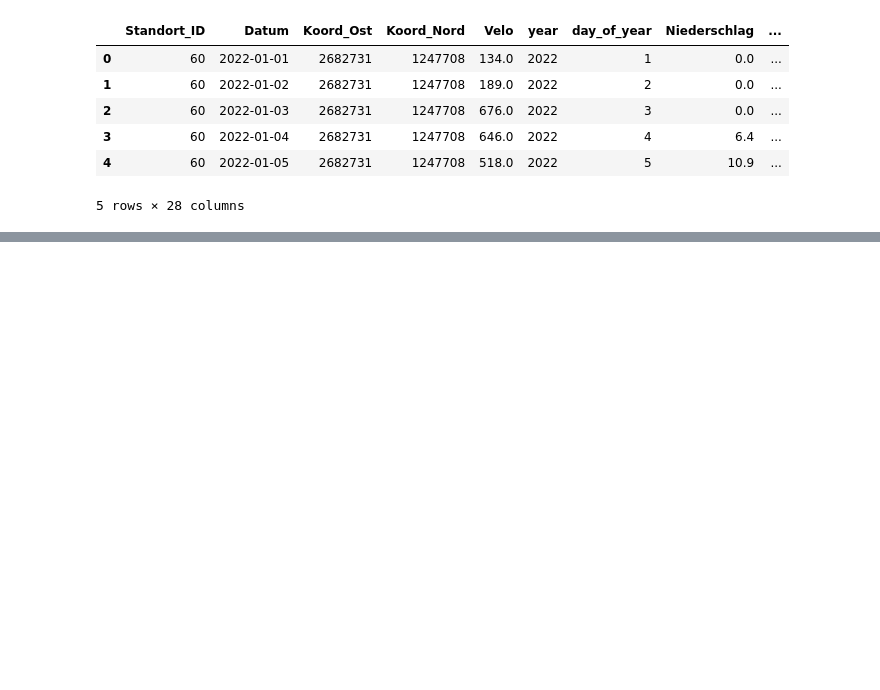
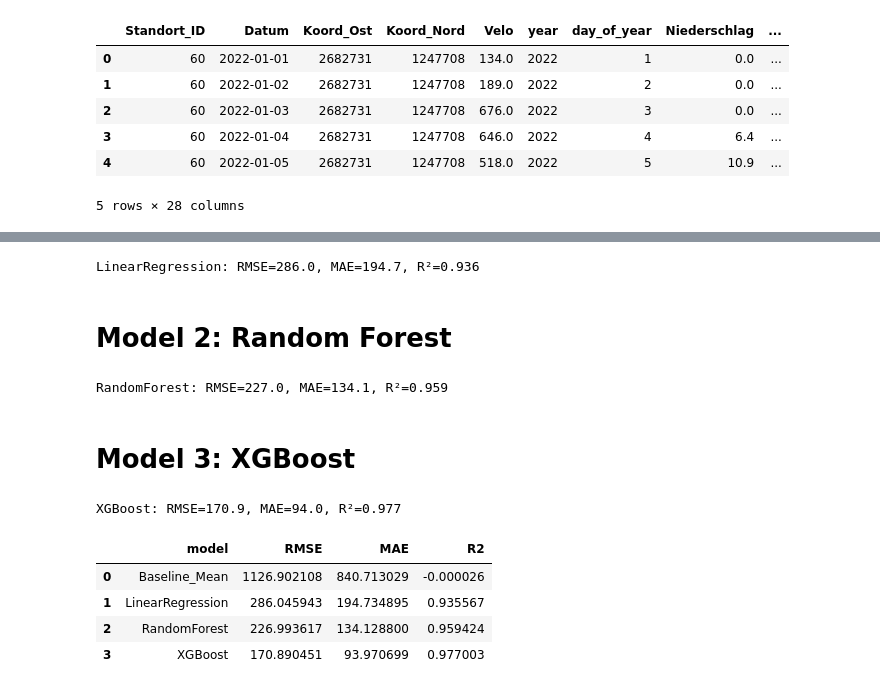
Before and after one commit to CommitmentIssues418/M3_VeloCheckZH, a Jupyter notebook: notebooks/03_model_training.ipynb, the cells around one changed output, grey strips where cells are left out. Cells and saved outputs as stored; diff of their text form; code cells hidden in the pictures; blank space fills up the shorter version.

```diff
--- a/notebooks/03_model_training.ipynb
+++ b/notebooks/03_model_training.ipynb
@@ -69,0 +106,6 @@ Anzahl Features: 20
+# %%
+#Baseline: Mean Predictor
+results = []
+
+y_pred_baseline = np.ones_like(y_test) * y_train.mean()
+evaluate_model("Baseline_Mean", y_test, y_pred_baseline, results)
@@ -69,0 +116,58 @@ Anzahl Features: 20
+# %%
+lin_pipe = Pipeline([
+    ("scaler", StandardScaler()),
+    ("model", LinearRegression())
+])
+
+lin_pipe.fit(X_train, y_train)
+y_pred_lin = lin_pipe.predict(X_test)
+
+evaluate_model("LinearRegression", y_test, y_pred_lin, results)
+# %% [output]
+LinearRegression: RMSE=286.0, MAE=194.7, R²=0.936
+# %% [markdown]
+# Model 2: Random Forest
+# %%
+rf = RandomForestRegressor(
+    n_estimators=300,
+    max_depth=20,
+    random_state=42,
+    n_jobs=-1
+)
+
+rf.fit(X_train, y_train)
+y_pred_rf = rf.predict(X_test)
+
+evaluate_model("RandomForest", y_test, y_pred_rf, results)
+# %% [output]
+RandomForest: RMSE=227.0, MAE=134.1, R²=0.959
+# %% [markdown]
+# Model 3: XGBoost
+# %%
+xgb = XGBRegressor(
+    n_estimators=400,
+    max_depth=8,
+    learning_rate=0.05,
+    subsample=0.8,
+    colsample_bytree=0.8,
+    objective="reg:squarederror",
+    random_state=42,
+    n_jobs=-1
+)
+
+xgb.fit(X_train, y_train)
+y_pred_xgb = xgb.predict(X_test)
+
+evaluate_model("XGBoost", y_test, y_pred_xgb, results)
+# %% [output]
+XGBoost: RMSE=170.9, MAE=94.0, R²=0.977
+# %%
+#Vergleich der Tabellen
+results_df = pd.DataFrame(results)
+results_df
+# %% [output]
+|  | model | RMSE | MAE | R2 |
+| 0 | Baseline_Mean | 1126.902108 | 840.713029 | -0.000026 |
+| 1 | LinearRegression | 286.045943 | 194.734895 | 0.935567 |
+| 2 | RandomForest | 226.993617 | 134.128800 | 0.959424 |
+| 3 | XGBoost | 170.890451 | 93.970699 | 0.977003 |
```
Also changed, not shown: parts of 9 cells of this notebook, 4 other files.
